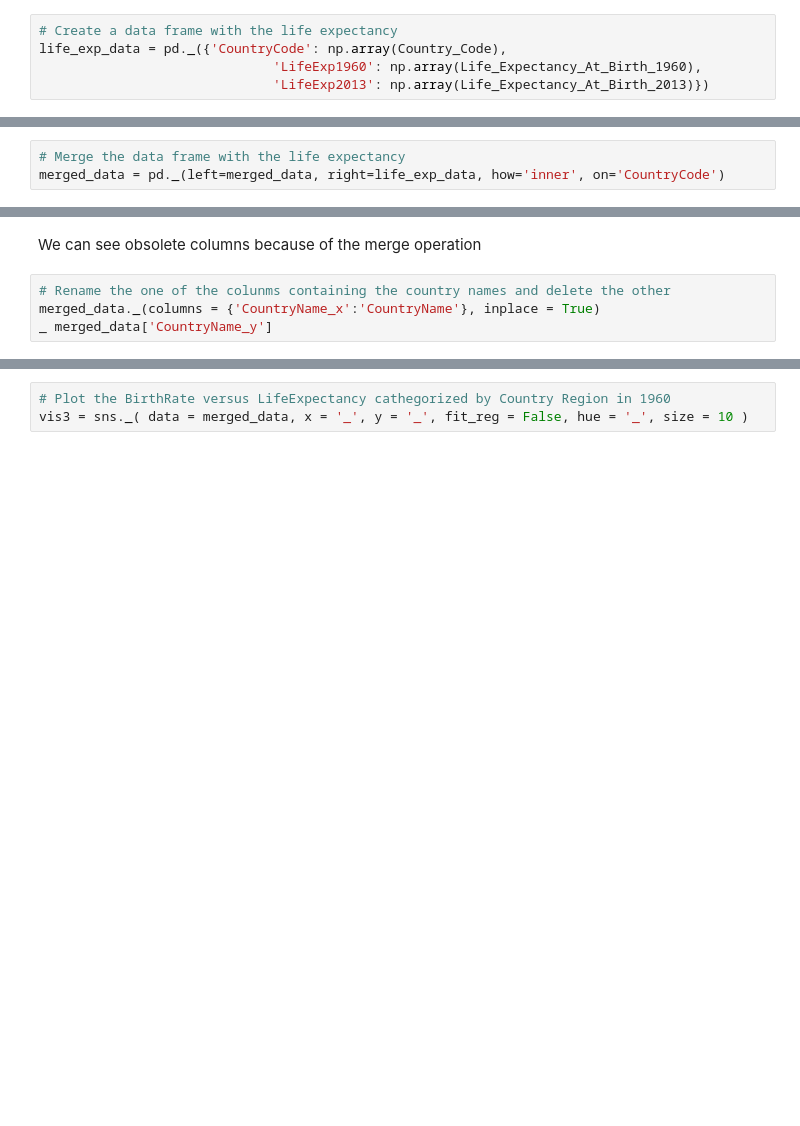
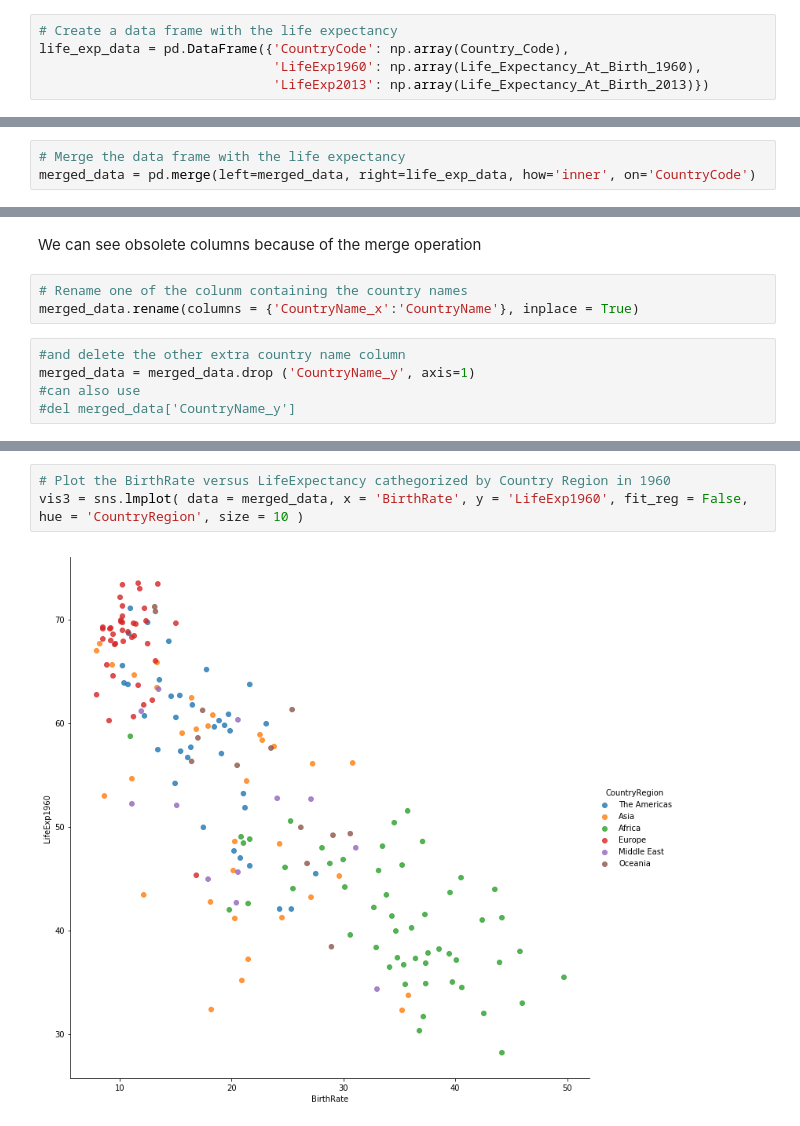
Before and after one commit to ghettocounselor/Python, a Jupyter notebook: zz47. HOMEWORK - completed.ipynb, the cells around one changed output, grey strips where cells are left out. Saved outputs shown, nothing was run; the diff lists cells and outputs as text; blank space fills up the shorter version.

```diff
--- a/zz47. HOMEWORK - completed.ipynb
+++ b/zz47. HOMEWORK - completed.ipynb
@@ -172,6 +209,6 @@ You also have been requested to provide insights into how the two periods compar
 # %%
 # Create a data frame with the life expectancy
-life_exp_data = pd._({'CountryCode': np.array(Country_Code),
+life_exp_data = pd.DataFrame({'CountryCode': np.array(Country_Code),
                               'LifeExp1960': np.array(Life_Expectancy_At_Birth_1960),
                               'LifeExp2013': np.array(Life_Expectancy_At_Birth_2013)})
 # %%
@@ -184,6 +243,6 @@ life_exp_data._()
 Did you pick up that there is more than one year in the data? From the challenge we know that there are two: **1960** and **2013**
 # %%
 # Merge the data frame with the life expectancy
-merged_data = pd._(left=merged_data, right=life_exp_data, how='inner', on='CountryCode')
+merged_data = pd.merge(left=merged_data, right=life_exp_data, how='inner', on='CountryCode')
 # %%
 # Explore the dataset
@@ -194,8 +275,12 @@ merged_data._()
 # %% [markdown]
 We can see obsolete columns because of the merge operation
 # %%
-# Rename the one of the colunms containing the country names and delete the other
-merged_data._(columns = {'CountryName_x':'CountryName'}, inplace = True)
-_ merged_data['CountryName_y']
+# Rename one of the colunm containing the country names
+merged_data.rename(columns = {'CountryName_x':'CountryName'}, inplace = True)
+# %%
+#and delete the other extra country name column
+merged_data = merged_data.drop ('CountryName_y', axis=1)
+#can also use
+#del merged_data['CountryName_y']
 # %%
 # Check structures again
@@ -203,5 +295,7 @@ merged_data._()
 # %%
 # Plot the BirthRate versus LifeExpectancy cathegorized by Country Region in 1960
-vis3 = sns._( data = merged_data, x = '_', y = '_', fit_reg = False, hue = '_', size = 10 )
+vis3 = sns.lmplot( data = merged_data, x = 'BirthRate', y = 'LifeExp1960', fit_reg = False, hue = 'CountryRegion', size = 10 )
+# %% [output]
+[figure, added]
 # %%
 # Plot the BirthRate versus LifeExpectancy cathegorized by Country Region in 2013
```
Also changed, not shown: parts of 24 cells of this notebook, 3 other files.
